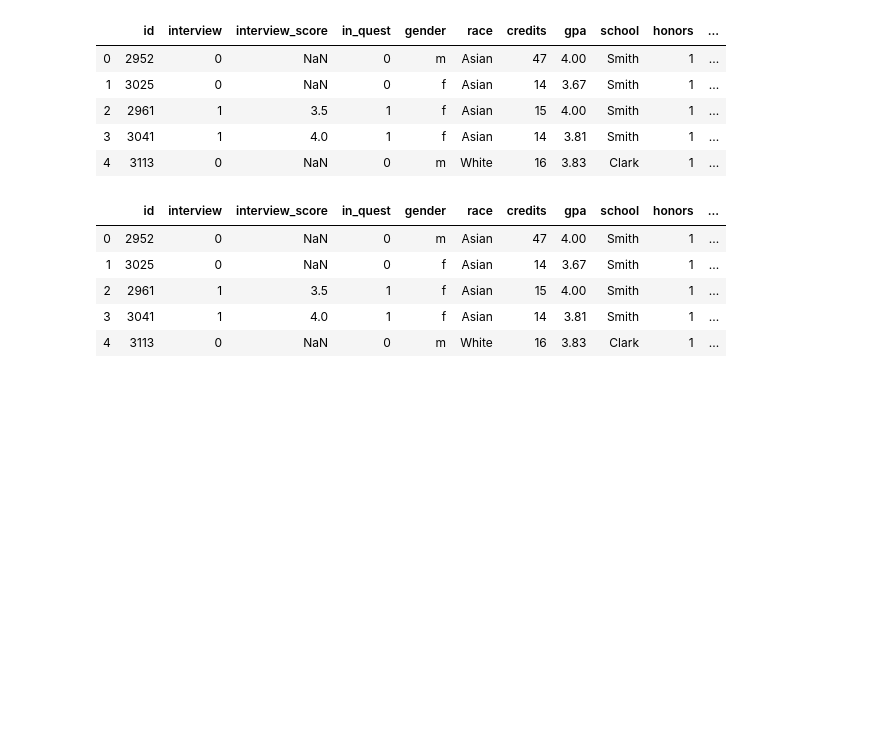
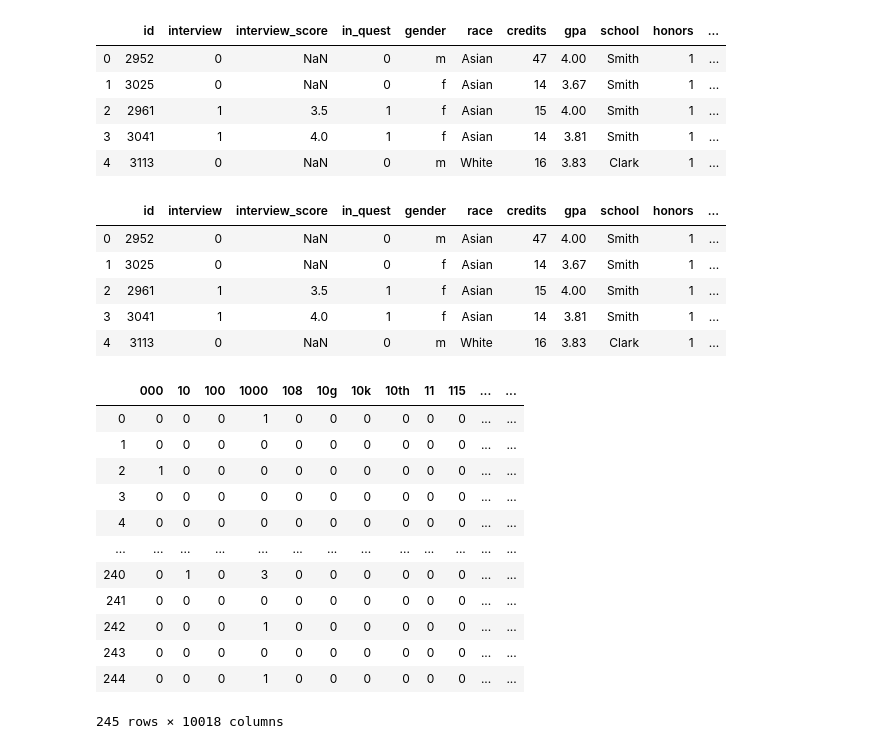
Before and after one commit to jpbailey/438a, a Jupyter notebook: quest2020.ipynb, the cells around one changed output. Cells and saved outputs as stored; diff of their text form; code cells hidden in the pictures; blank space fills up the shorter version.

```diff
--- a/quest2020.ipynb
+++ b/quest2020.ipynb
@@ -50,3 +50,26 @@ df.head()
 | 2 | 2961 | 1 | 3.5 | 1 | f | Asian | 15 | 4.00 | Smith | 1 | ... |
 | 3 | 3041 | 1 | 4.0 | 1 | f | Asian | 14 | 3.81 | Smith | 1 | ... |
 | 4 | 3113 | 0 | NaN | 0 | m | White | 16 | 3.83 | Clark | 1 | ... |
+# %%
+from sklearn.feature_extraction.text import CountVectorizer
+cv = CountVectorizer()
+cv.fit(df['all_answers'])
+
+word_sentence_matrix = cv.transform(df['all_answers'])
+
+sentences_df = pd.DataFrame(word_sentence_matrix.toarray(), columns=cv.get_feature_names())
+sentences_df
+# %% [output]
+|  | 000 | 10 | 100 | 1000 | 108 | 10g | 10k | 10th | 11 | 115 | ... | ... |
+| 0 | 0 | 0 | 0 | 1 | 0 | 0 | 0 | 0 | 0 | 0 | ... | ... |
+| 1 | 0 | 0 | 0 | 0 | 0 | 0 | 0 | 0 | 0 | 0 | ... | ... |
+| 2 | 1 | 0 | 0 | 0 | 0 | 0 | 0 | 0 | 0 | 0 | ... | ... |
+| 3 | 0 | 0 | 0 | 0 | 0 | 0 | 0 | 0 | 0 | 0 | ... | ... |
+| 4 | 0 | 0 | 0 | 0 | 0 | 0 | 0 | 0 | 0 | 0 | ... | ... |
+| ... | ... | ... | ... | ... | ... | ... | ... | ... | ... | ... | ... | ... |
+| 240 | 0 | 1 | 0 | 3 | 0 | 0 | 0 | 0 | 0 | 0 | ... | ... |
+| 241 | 0 | 0 | 0 | 0 | 0 | 0 | 0 | 0 | 0 | 0 | ... | ... |
+| 242 | 0 | 0 | 0 | 1 | 0 | 0 | 0 | 0 | 0 | 0 | ... | ... |
+| 243 | 0 | 0 | 0 | 0 | 0 | 0 | 0 | 0 | 0 | 0 | ... | ... |
+| 244 | 0 | 0 | 0 | 1 | 0 | 0 | 0 | 0 | 0 | 0 | ... | ... |
+245 rows × 10018 columns
```
Also changed, not shown: parts of 3 cells of this notebook, 2 other files.
